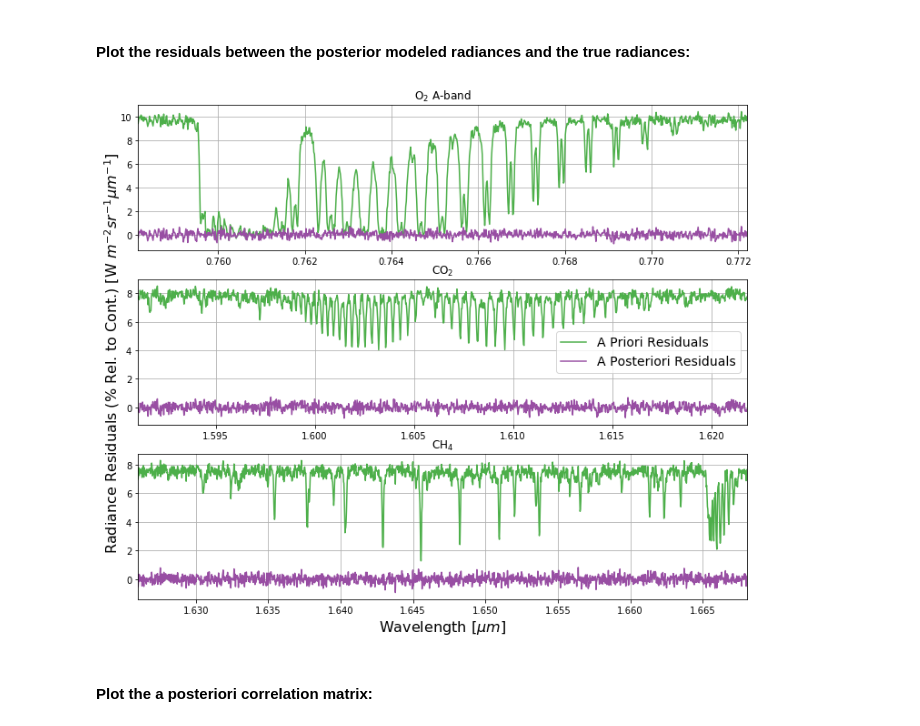
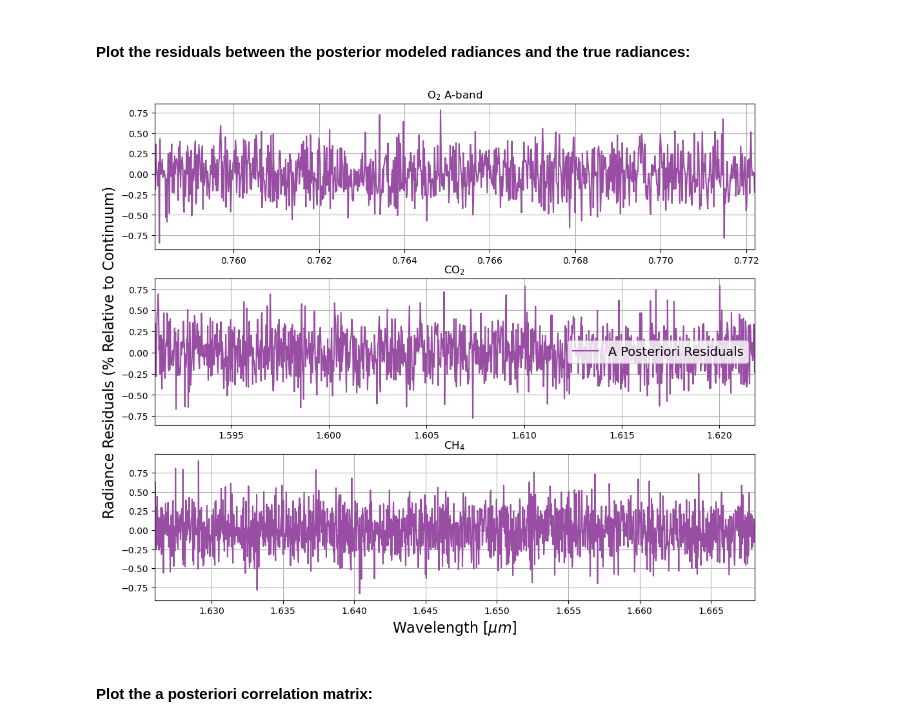
Before and after one commit to AgilentGCMS/ssim-ghg-2024, a Jupyter notebook: retrieval/toy_retrieval.ipynb, the cells around one changed output. Cells and saved outputs as stored; diff of their text form; code cells hidden in the pictures.

```diff
--- a/retrieval/toy_retrieval.ipynb
+++ b/retrieval/toy_retrieval.ipynb
@@ -138,26 +138,26 @@ model_ret = Retrieval.forward_model(ret, x, model_prior, absco_data, jacobians=T
 #### Plot the residuals between the posterior modeled radiances and the true radiances:
 # %%
 fig, ax = plt.subplots(3, 1, figsize=(12,10))
-ax[0].plot(model_true.band_wl[0], (model_prior.R_band[0] - model_true.R_band[0])/(model_true.R_band[0].max())*100.,c='#4daf4a')
+#ax[0].plot(model_true.band_wl[0], (model_prior.R_band[0] - model_true.R_band[0])/(model_true.R_band[0].max())*100.,c='#4daf4a')
 ax[0].plot(model_true.band_wl[0], (model_ret.R_band[0] - model_true.R_band[0])/(model_true.R_band[0].max())*100.,c='#984ea3')
 ax[0].set_xlim(min(model_true.band_wl[0]),max(model_true.band_wl[0]))
 ax[0].set_title("O"+r'$_2$'+" A-band")
 ax[0].grid(True)
-ax[1].plot(model_true.band_wl[1], (model_prior.R_band[1] - model_true.R_band[1])/(model_true.R_band[1].max())*100.,label="A Priori Residuals",c='#4daf4a')
+#ax[1].plot(model_true.band_wl[1], (model_prior.R_band[1] - model_true.R_band[1])/(model_true.R_band[1].max())*100.,label="A Priori Residuals",c='#4daf4a')
 ax[1].plot(model_true.band_wl[1], (model_ret.R_band[1] - model_true.R_band[1])/(model_true.R_band[1].max())*100.,label="A Posteriori Residuals",c='#984ea3')
 ax[1].set_xlim(min(model_true.band_wl[1]),max(model_true.band_wl[1]))
 ax[1].set_ylabel('Radiance Residuals (% Relative to Continuum)',size=16)
 ax[1].set_title("CO"+r'$_2$')
 ax[1].grid(True)
 ax[1].legend(loc="center right",fontsize=14)
-ax[2].plot(model_true.band_wl[2], (model_prior.R_band[2] - model_true.R_band[2])/(model_true.R_band[2].max())*100.,c='#4daf4a')
+#ax[2].plot(model_true.band_wl[2], (model_prior.R_band[2] - model_true.R_band[2])/(model_true.R_band[2].max())*100.,c='#4daf4a')
 ax[2].plot(model_true.band_wl[2], (model_ret.R_band[2] - model_true.R_band[2])/(model_true.R_band[2].max())*100.,c='#984ea3')
 ax[2].set_xlim(min(model_true.band_wl[2]),max(model_true.band_wl[2]))
 ax[2].set_title("CH"+r'$_4$')
 ax[2].set_xlabel('Wavelength ['+r'$\mu m$'+']',size=16)
 ax[2].grid(True)
 # %% [output]
-[figure, old version]
+[figure, new version]
 # %% [markdown]
 #### Plot the a posteriori correlation matrix:
 # %%
```
Also changed, not shown: parts of 22 cells of this notebook, 2 other files.
